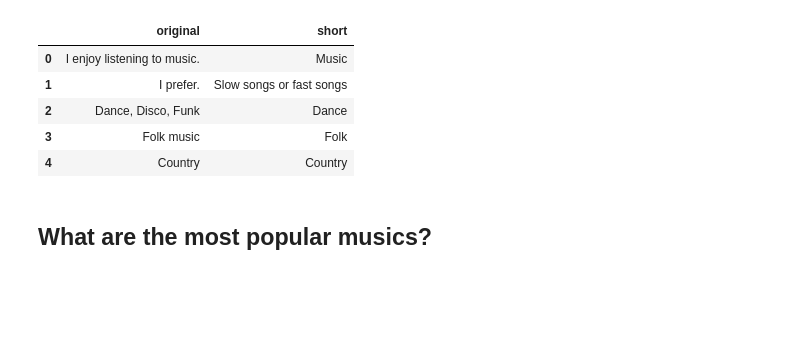
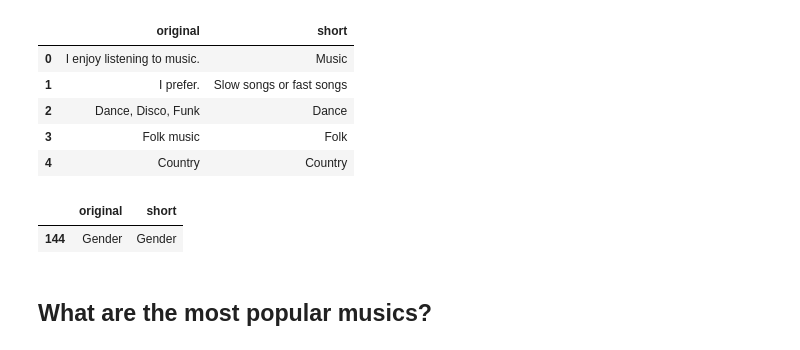
Before and after one commit to Qnouro/data_analysis_for_fun, a Jupyter notebook: young_ppl_survey/src/young_ppl_data_viz.ipynb, the cells around one changed output. Cells and saved outputs as stored; diff of their text form; code cells hidden in the pictures; blank space fills up the shorter version.

```diff
--- a/young_ppl_survey/src/young_ppl_data_viz.ipynb
+++ b/young_ppl_survey/src/young_ppl_data_viz.ipynb
@@ -19,6 +20,11 @@ cols_df.head()
 | 2 | Dance, Disco, Funk | Dance |
 | 3 | Folk music | Folk |
 | 4 | Country | Country |
+# %%
+cols_df[cols_df["short"] == "Gender"]
+# %% [output]
+|  | original | short |
+| 144 | Gender | Gender |
 # %% [markdown]
 ## What are the most popular musics?
 # %%
```
Also changed, not shown: parts of 9 cells of this notebook.
